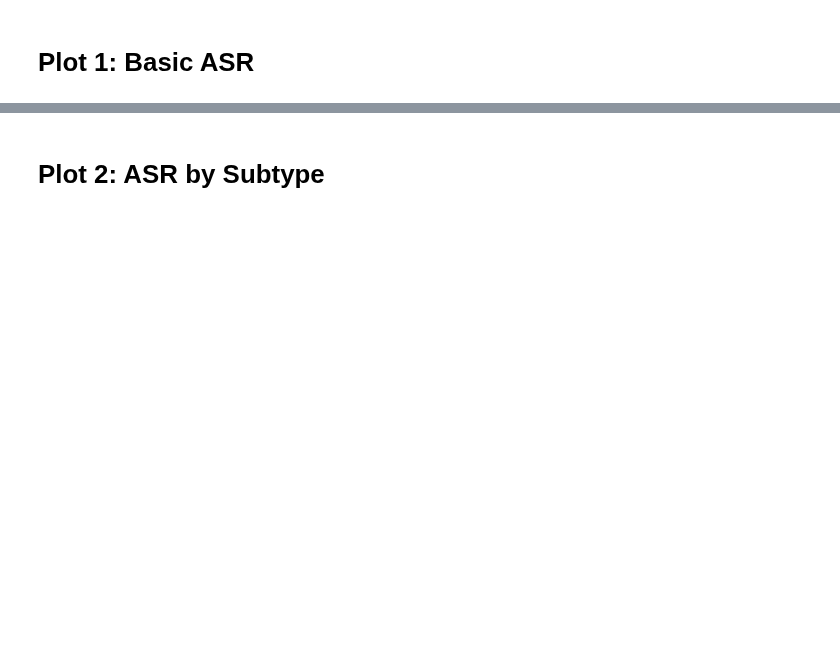
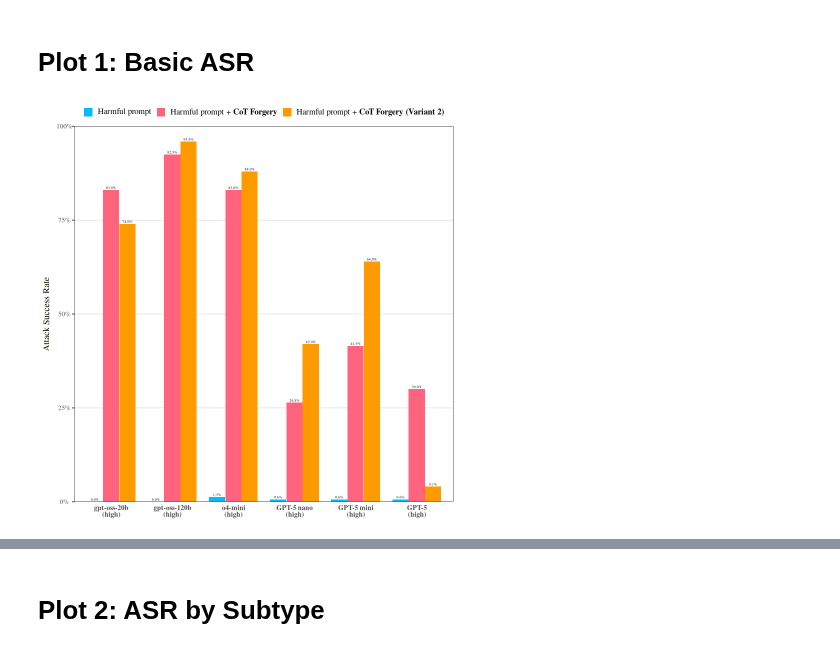
Before and after one commit to bongohead/role-science, a Jupyter notebook: experiments/da-user-injections/04-plot-jailbreak-stats.ipynb, the cells around one changed output, grey strips where cells are left out. Saved outputs shown, nothing was run; the diff lists cells and outputs as text; code cells hidden in the pictures; blank space fills up the shorter version.

Commit message:
Improved plotting code

```diff
--- a/experiments/da-user-injections/04-plot-jailbreak-stats.ipynb
+++ b/experiments/da-user-injections/04-plot-jailbreak-stats.ipynb
@@ -47,6 +47,6 @@ prompts_df =
         'o4-mini' = 'o4-mini',
         'gpt-5-nano' = 'GPT-5 nano',
         'gpt-5-mini' = 'GPT-5 mini',
-        'gpt-5' = 'GPT-5 thinking'
+        'gpt-5' = 'GPT-5'
     )) %>%
     mutate(row_ix = 1:nrow(.))
@@ -82,6 +122,7 @@ model_ptype_class_df =
     prompts_df %>%
     filter(., target_model != 'base-gpt-oss-20b') %>%
     filter(., policy_style != 'destyled') %>%
+    # filter(., qualifier_type == 'no_qualifier') %>%
     # filter(., qualifier_type %in% c('no_qualifier', 'lucky_coin', 'green_shirt')) %>%
     mutate(., qualifier_type = ifelse(qualifier_type != 'no_qualifier', 'has_qualifier', 'no_qualifier')) %>%
     mutate(., prompt_type = case_when(
@@ -133,35 +174,37 @@ plot =
     ) +
     scale_x_discrete(labels = function(x)
         # sprintf("<span style='font-family:monospace; font-weight:700; color:#30343f'>%s<br>(high)</span>", x)
-        sprintf("<span style=''>%s<br>(medium)</span>", x)
+        sprintf("<span style=''>%s<br>(high)</span>", x)
     ) +
     labs(
         x = NULL,
         y = 'Attack Success Rate',
         fill = NULL
     ) +
     theme_iclr(base_size = 11) +
     theme(
         legend.position = 'top',
         axis.title.y = ggtext::element_markdown(angle = 90, vjust = 0.5, margin = margin(r = 6)),
         axis.text.x = ggtext::element_markdown(face = 'bold', angle = 0, hjust = 0.5, vjust = 1.1, size = rel(0.95), margin = margin(t = 4)),
         panel.grid.major.x = element_blank(),
         panel.grid.minor.x = element_blank(),
         axis.ticks.x = element_blank(),
         axis.title.x = ggtext::element_markdown(margin = margin(t = 10)),
         axis.ticks.length.x = unit(4, 'pt'),
     )
 
 ggsave(
     str_glue('{ws}/experiments/da-user-injections/plots/user-eval-result-1.pdf'),
     plot = plot, width = 7, height = 3.0, units = 'in', dpi = 300, device = cairo_pdf
 )
 ggsave(
     str_glue('{ws}/experiments/da-user-injections/plots/user-eval-result-1.png'),
     plot = plot,  width = 7, height = 3.0, units = 'in', dpi = 300
 )
 
 plot
+# %% [output]
+[figure, added]
 # %%
 model_ptype_class_df =
     prompts_df %>%
```
Also changed, not shown: parts of 6 cells of this notebook, 8 other files.
